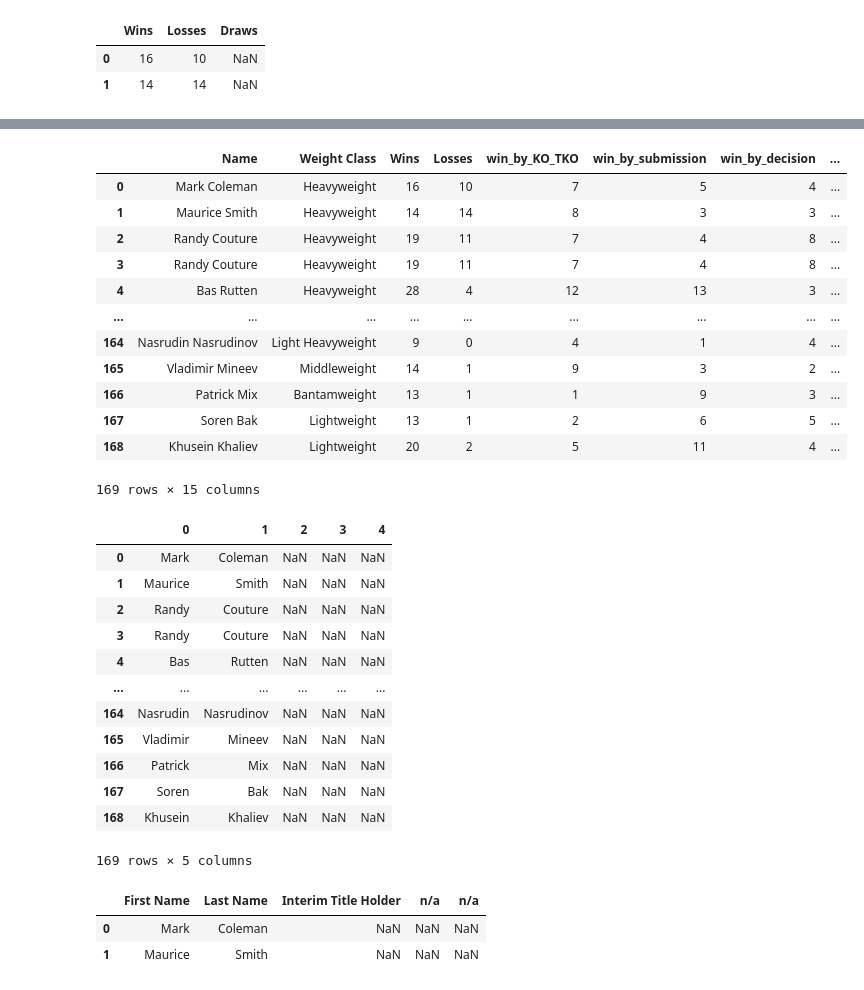
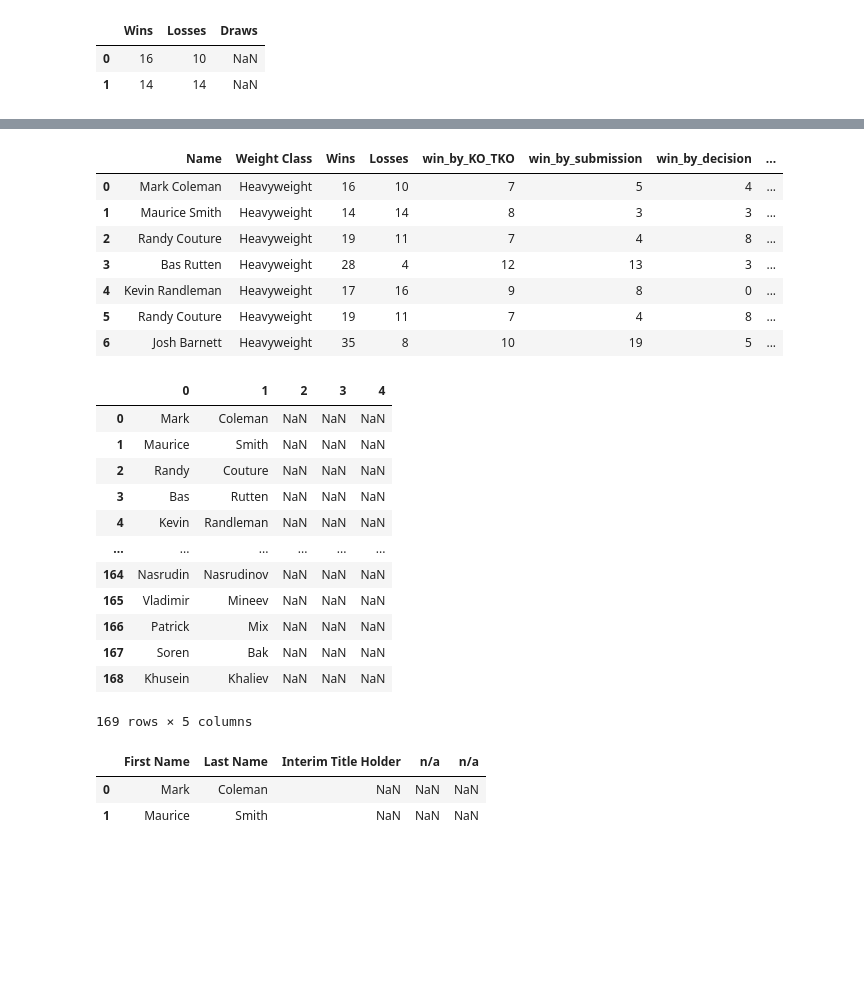
Before and after one commit to jbtchampo/Beyond-the-Fight-An-Analysis-on-the-UFC-Ultimate-Fighting-Championship-, a Jupyter notebook: Notebook/EDA - Master Athletes List (Champions_list_ top50 Prospects_ 2020_drafted).ipynb, the cells around one changed output, grey strips where cells are left out. Drawn from its saved outputs; the diff is of its cells as text; code cells hidden in the pictures; blank space fills up the shorter version.

Commit message:
fixing master list for tableau

```diff
--- a/Notebook/EDA - Master Athletes List (Champions_list_ top50 Prospects_ 2020_drafted).ipynb
+++ b/Notebook/EDA - Master Athletes List (Champions_list_ top50 Prospects_ 2020_drafted).ipynb
@@ -121,8 +123,10 @@ df2
 # %%
-## Now, let's merge both tables = combined list
+group = (df1,df2)
+df3 = pd.concat(group, ignore_index = True)
+df3
 
-df3 = pd.merge(df1, df2, how = 'outer')
-df3
+##df3 = pd.merge(df1, df2, how = 'outer')
+##df3
 # %% [output]
 |  | Weight Class | Name | Sex | Record | Fighting Style | Country | Nickname | Title Holder | ... |
 | 0 | Heavyweight\n | Mark Coleman\n | Male | 16-10 | Wrestling | USA | The Hammer | Former | ... |
@@ -201,5 +205,8 @@ Record_df.head(2)
 | 1 | 14 | 14 | NaN |
 # %%
 Record_df = Record_df.drop(['Draws'], axis=1)
+# %%
+Record_df['Wins'] = Record_df.Wins.astype(int)
+Record_df['Losses'] = Record_df.Losses.astype(int)
 # %%
 df4 = pd.concat([Record_df, df3], axis = 1)
@@ -209,21 +247,16 @@ df4.columns = ['Wins', 'Losses', 'Weight Class', 'Name', 'Sex', 'Record','Fighti
 # %%
 df4[['Name', 'Weight Class', 'Wins', 'Losses', 'Fighting Style', 'Sex', 'Country', 'Nickname', 'Title Holder','win_by_KO_TKO', 'win_by_submission', 'win_by_decision', 'loss_by_KO_TKO', 'loss_by_submission', 'loss_by_decision']]
 df4 = df4[['Name', 'Weight Class', 'Wins', 'Losses', 'win_by_KO_TKO','win_by_submission', 'win_by_decision', 'loss_by_KO_TKO', 'loss_by_submission', 'loss_by_decision' , 'Fighting Style', 'Sex', 'Country', 'Nickname', 'Title Holder']]
-df4
+df4.head(7)
 # %% [output]
 |  | Name | Weight Class | Wins | Losses | win_by_KO_TKO | win_by_submission | win_by_decision | ... |
 | 0 | Mark Coleman | Heavyweight | 16 | 10 | 7 | 5 | 4 | ... |
 | 1 | Maurice Smith | Heavyweight | 14 | 14 | 8 | 3 | 3 | ... |
 | 2 | Randy Couture | Heavyweight | 19 | 11 | 7 | 4 | 8 | ... |
-| 3 | Randy Couture | Heavyweight | 19 | 11 | 7 | 4 | 8 | ... |
-| 4 | Bas Rutten | Heavyweight | 28 | 4 | 12 | 13 | 3 | ... |
-| ... | ... | ... | ... | ... | ... | ... | ... | ... |
-| 164 | Nasrudin Nasrudinov | Light Heavyweight | 9 | 0 | 4 | 1 | 4 | ... |
-| 165 | Vladimir Mineev | Middleweight | 14 | 1 | 9 | 3 | 2 | ... |
-| 166 | Patrick Mix | Bantamweight | 13 | 1 | 1 | 9 | 3 | ... |
-| 167 | Soren Bak | Lightweight | 13 | 1 | 2 | 6 | 5 | ... |
-| 168 | Khusein Khaliev | Lightweight | 20 | 2 | 5 | 11 | 4 | ... |
+| 3 | Bas Rutten | Heavyweight | 28 | 4 | 12 | 13 | 3 | ... |
+| 4 | Kevin Randleman | Heavyweight | 17 | 16 | 9 | 8 | 0 | ... |
+| 5 | Randy Couture | Heavyweight | 19 | 11 | 7 | 4 | 8 | ... |
+| 6 | Josh Barnett | Heavyweight | 35 | 8 | 10 | 19 | 5 | ... |
-169 rows × 15 columns
 # %%
 #Split the name columns into first and last names
 
@@ -236,8 +269,8 @@ Name_df
 | 0 | Mark | Coleman | NaN | NaN | NaN |
 | 1 | Maurice | Smith | NaN | NaN | NaN |
 | 2 | Randy | Couture | NaN | NaN | NaN |
-| 3 | Randy | Couture | NaN | NaN | NaN |
-| 4 | Bas | Rutten | NaN | NaN | NaN |
+| 3 | Bas | Rutten | NaN | NaN | NaN |
+| 4 | Kevin | Randleman | NaN | NaN | NaN |
 | ... | ... | ... | ... | ... | ... |
 | 164 | Nasrudin | Nasrudinov | NaN | NaN | NaN |
 | 165 | Vladimir | Mineev | NaN | NaN | NaN |
```
Also changed, not shown: parts of 87 cells of this notebook.
